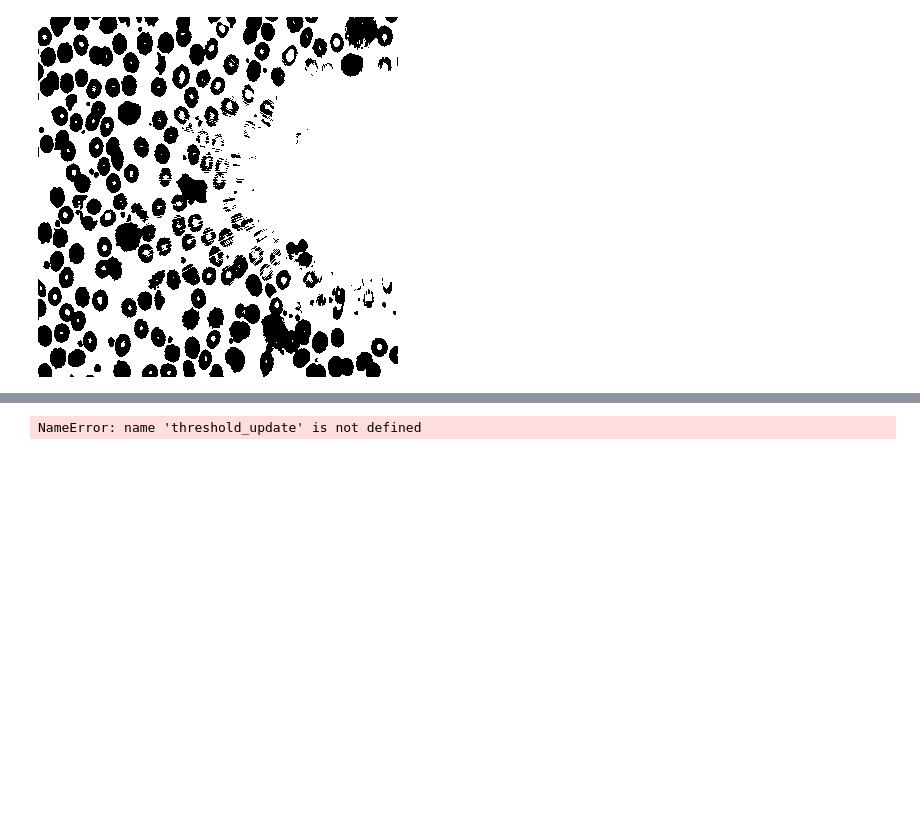
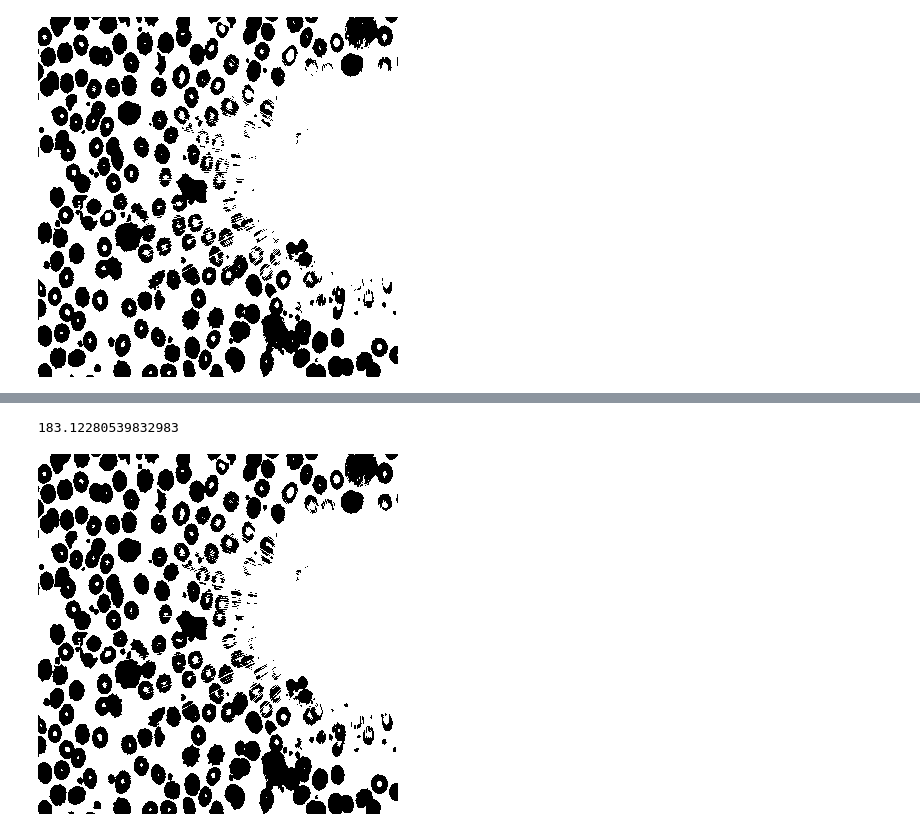
Before and after one commit to kxsxe/IPColab, a Jupyter notebook: Ch04_1.ipynb, the cells around one changed output, grey strips where cells are left out. Drawn from its saved outputs; the diff is of its cells as text; code cells hidden in the pictures; blank space fills up the shorter version.

```diff
--- a/Ch04_1.ipynb
+++ b/Ch04_1.ipynb
@@ -45,7 +45,7 @@ T1 = 150
 T2 = 0
 T0 = 1
 # %%
-def Threshold_update(img, bImg, T1):
+def threshold_update(img, bImg) :
   sum1 = 0
   count1 = 1
   sum2 = 0
@@ -53,12 +53,13 @@ def Threshold_update(img, bImg, T1):
 
   for h in range(img.shape[0]):
     for w in range(img.shape[1]):
-      if(bImg[h,w] == 0):
-        sum1 = np.int32(sum1 + img[h,w])
+      if bImg[h,w] == 0:
+        sum1 += np.int32(img[h,w])
         count1 += 1
-      else:
-        sum2 = np.int32(sum2 + img[h,w])
+      else :
+        sum2 += np.int32(img[h,w])
         count2 += 1
+
   avg1 = sum1/count1
   avg2 = sum2/count2
   T = (avg1 + avg2)/2
@@ -77,20 +78,20 @@ cv2_imshow(gBin)
 # %%
-while True:
-  T2 = Threshold_update(gImg1, gBin)
-  print(T2)
+while True :
+  T2 = threshold_update(gImg1, gBin)
 
-  if(np.abs(T1-T2) < T0):
+  if np.abs(T1-T2) < T0 :
     break
-  else:
+  else :
     T1 = T2
     for h in range(gImg1.shape[0]):
       for w in range(gImg1.shape[1]):
-        if gImg1[h,w] > T1:
+        if gImg1[h,w] > T1 :
           gBin[h,w] = 255
-        else:
+        else :
           gBin[h,w] = 0
 
-print(T2)
+print(T1)
 cv2_imshow(gBin)
 # %% [output]
-NameError: name 'threshold_update' is not defined
+183.12280539832983
+[figure, added]
```
Also changed, not shown: parts of 1 cell of this notebook.
